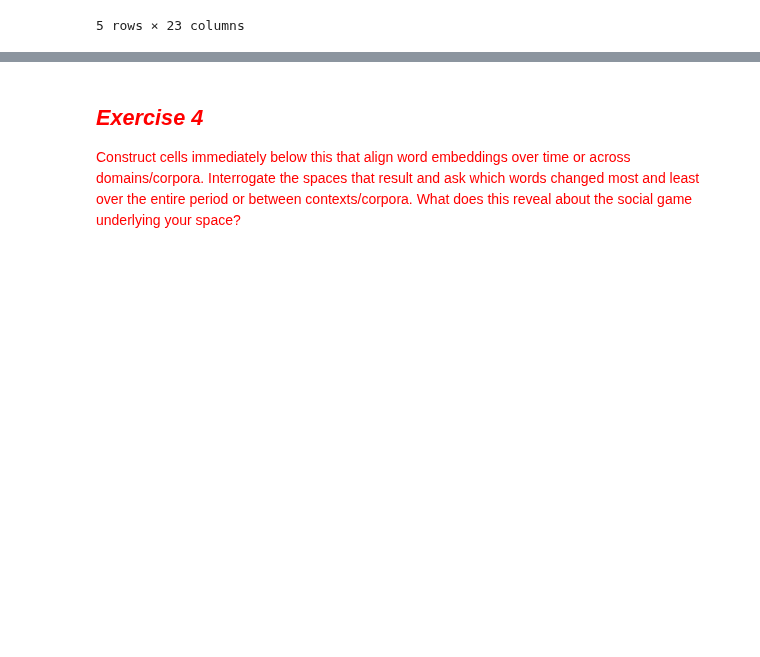
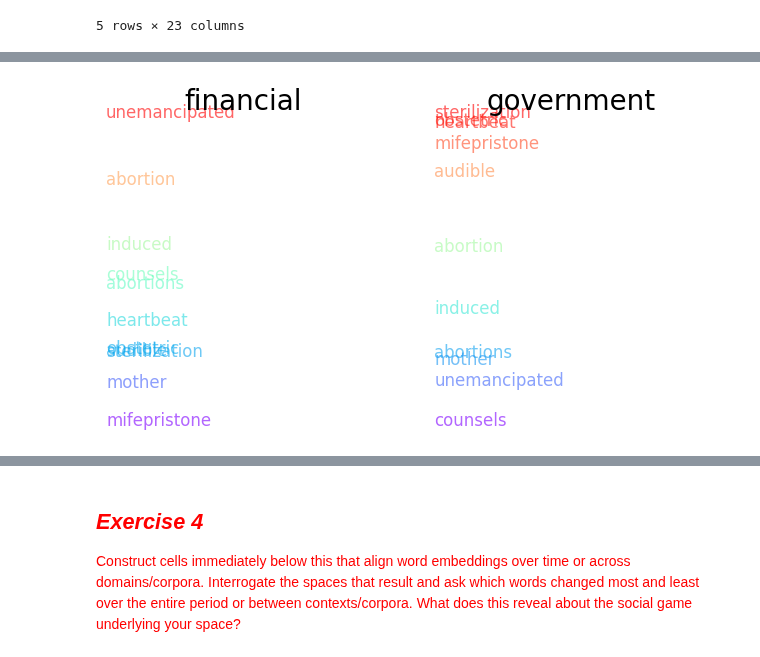
Before and after one commit to michplunkett/computational-content-analysis, a Jupyter notebook: 4-MichaelPlunkett-Answers.ipynb, the cells around one changed output, grey strips where cells are left out. Drawn from its saved outputs; the diff is of its cells as text; code cells hidden in the pictures; blank space fills up the shorter version.

```diff
--- a/4-MichaelPlunkett-Answers.ipynb
+++ b/4-MichaelPlunkett-Answers.ipynb
@@ -784,0 +852,45 @@ congressional_leg_df.head()
+# %%
+# Adding the DF making function for further work.
+def make_df(df_model, word_list):
+    f = []
+    g = []
+    for w in word_list:
+        f.append(
+            sklearn.metrics.pairwise.cosine_similarity(
+                df_model.wv[w].reshape(1, -1), financial.reshape(1, -1)
+            )[0][0]
+        )
+        g.append(
+            sklearn.metrics.pairwise.cosine_similarity(
+                df_model.wv[w].reshape(1, -1), government.reshape(1, -1)
+            )[0][0]
+        )
+    df = pd.DataFrame({"financial": f, "government": g}, index=word_list)
+    return df
+# %%
+# Using the top 10 most similar words to abortion and the word abortion.
+keywords = [
+    "abortion",
+    "abortions",
+    "induced",
+    "sterilization",
+    "counsels",
+    "unemancipated",
+    "obstetric",
+    "audible",
+    "heartbeat",
+    "mifepristone",
+    "mother",
+]
+financial_df = make_df(congressional_leg_w2v, keywords)
+government_df = make_df(congressional_leg_w2v, keywords)
+# %%
+# Visualize keywords
+ex3_fig = plt.figure(figsize=(12, 4))
+ax1 = ex3_fig.add_subplot(131)
+plot_dimension(ax1, financial_df, "financial")
+ax2 = ex3_fig.add_subplot(132)
+plot_dimension(ax2, government_df, "government")
+plt.show()
+# %% [output]
+[figure, added]
```
Also changed, not shown: parts of 19 cells of this notebook.
